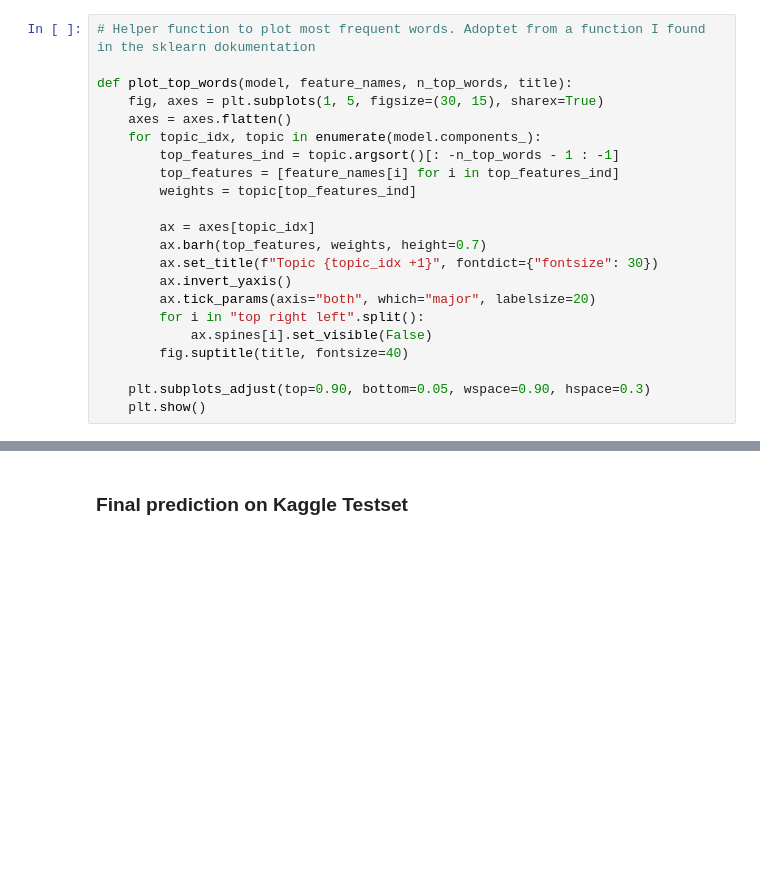
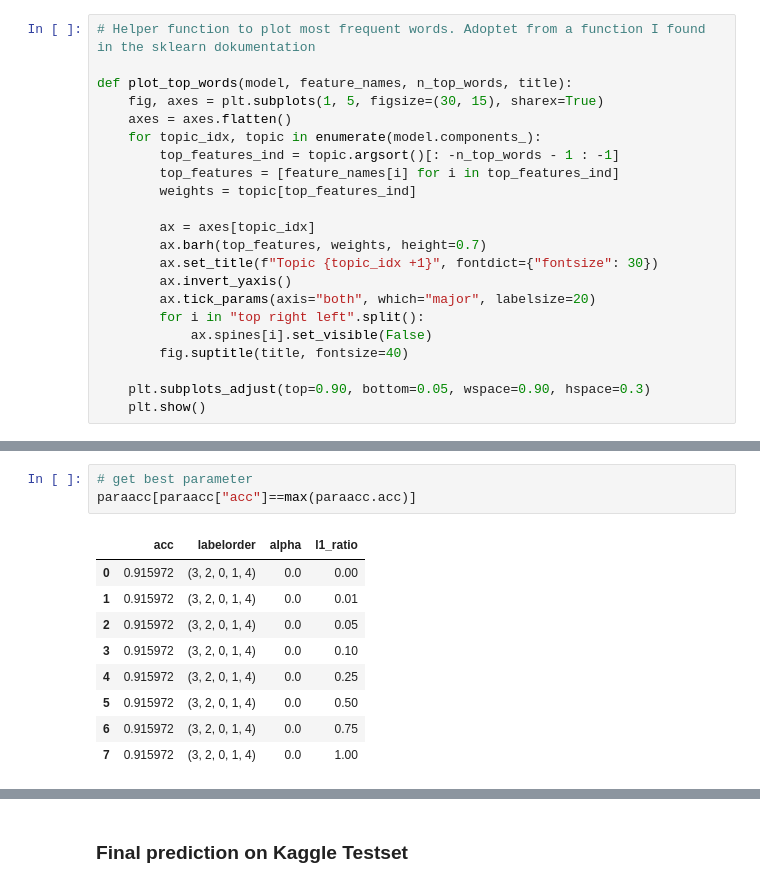
Before and after one commit to cloud-erik/5510, a Jupyter notebook: BBC.ipynb, the cells around one changed output, grey strips where cells are left out. Saved outputs shown, nothing was run; the diff lists cells and outputs as text; blank space fills up the shorter version.

```diff
--- a/BBC.ipynb
+++ b/BBC.ipynb
@@ -385,0 +464,13 @@ def plot_top_words(model, feature_names, n_top_words, title):
+# %%
+# get best parameter
+paraacc[paraacc["acc"]==max(paraacc.acc)]
+# %% [output]
+|  | acc | labelorder | alpha | l1_ratio |
+| 0 | 0.915972 | (3, 2, 0, 1, 4) | 0.0 | 0.00 |
+| 1 | 0.915972 | (3, 2, 0, 1, 4) | 0.0 | 0.01 |
+| 2 | 0.915972 | (3, 2, 0, 1, 4) | 0.0 | 0.05 |
+| 3 | 0.915972 | (3, 2, 0, 1, 4) | 0.0 | 0.10 |
+| 4 | 0.915972 | (3, 2, 0, 1, 4) | 0.0 | 0.25 |
+| 5 | 0.915972 | (3, 2, 0, 1, 4) | 0.0 | 0.50 |
+| 6 | 0.915972 | (3, 2, 0, 1, 4) | 0.0 | 0.75 |
+| 7 | 0.915972 | (3, 2, 0, 1, 4) | 0.0 | 1.00 |
```
Also changed, not shown: parts of 8 cells of this notebook.
